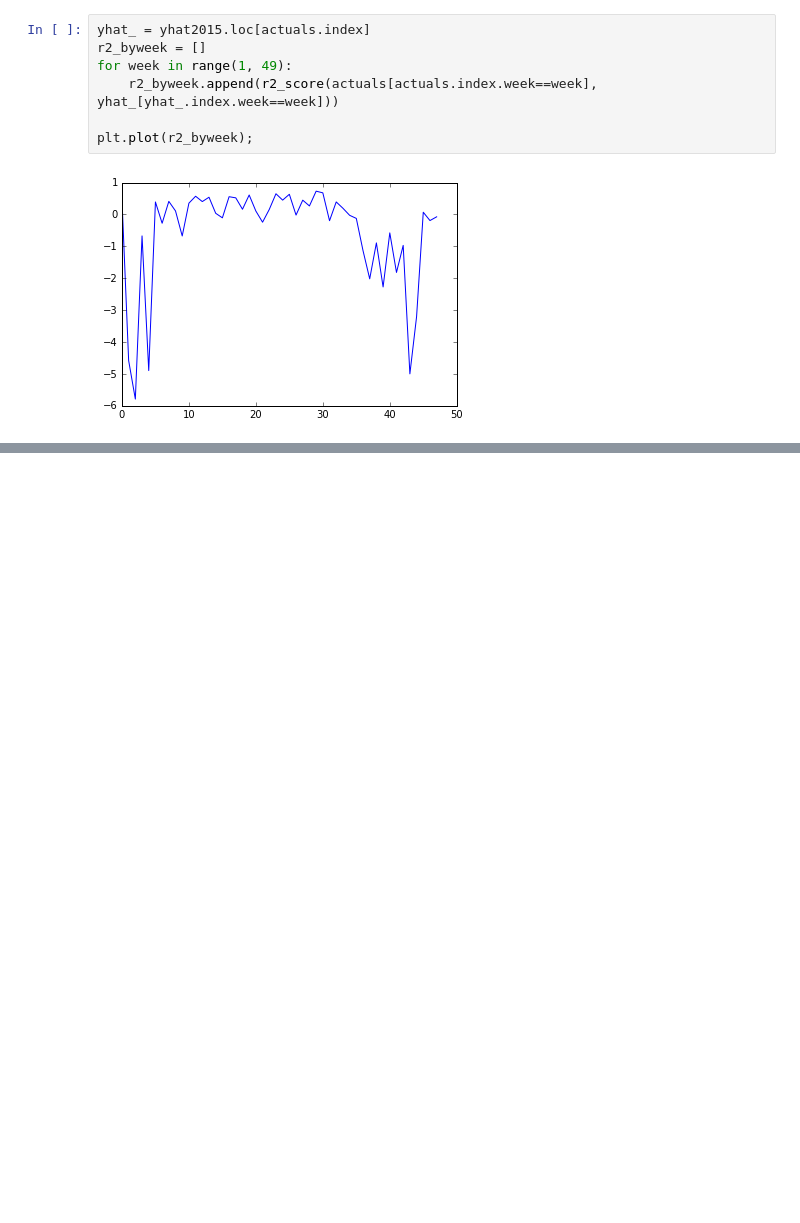
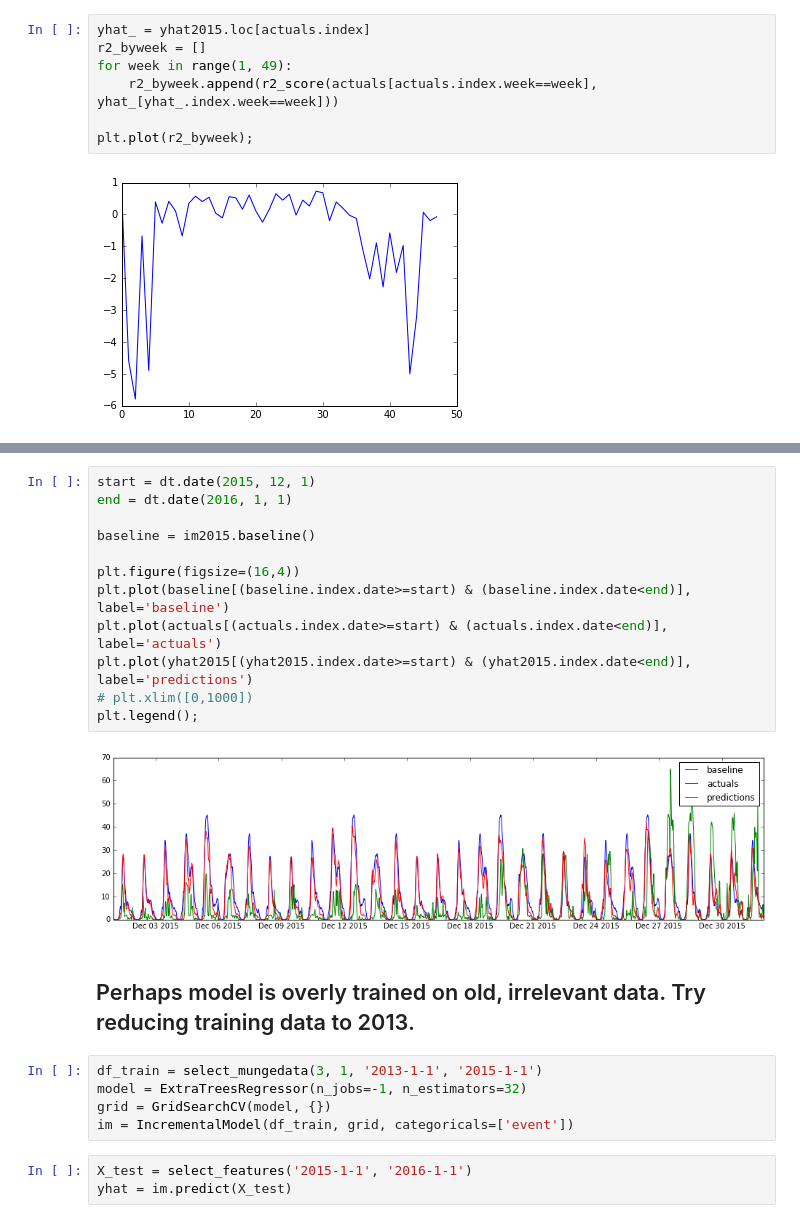
Before and after one commit to jngseattle/BorderCrossing, a Jupyter notebook: code/Model-v2.0-IncrementalModel.ipynb, the cells around one changed output, grey strips where cells are left out. Saved outputs shown, nothing was run; the diff lists cells and outputs as text; blank space fills up the shorter version.

```diff
--- a/code/Model-v2.0-IncrementalModel.ipynb
+++ b/code/Model-v2.0-IncrementalModel.ipynb
@@ -467,0 +494,24 @@ plt.plot(r2_byweek);
+# %%
+start = dt.date(2015, 12, 1)
+end = dt.date(2016, 1, 1)
+
+baseline = im2015.baseline()
+
+plt.figure(figsize=(16,4))
+plt.plot(baseline[(baseline.index.date>=start) & (baseline.index.date<end)], label='baseline')
+plt.plot(actuals[(actuals.index.date>=start) & (actuals.index.date<end)], label='actuals')
+plt.plot(yhat2015[(yhat2015.index.date>=start) & (yhat2015.index.date<end)], label='predictions')
+# plt.xlim([0,1000])
+plt.legend();
+# %% [output]
+[figure, added]
+# %% [markdown]
+## Perhaps model is overly trained on old, irrelevant data.  Try reducing training data to 2013.
+# %%
+df_train = select_mungedata(3, 1, '2013-1-1', '2015-1-1')
+model = ExtraTreesRegressor(n_jobs=-1, n_estimators=32)
+grid = GridSearchCV(model, {})
+im = IncrementalModel(df_train, grid, categoricals=['event'])
+# %%
+X_test = select_features('2015-1-1', '2016-1-1')
+yhat = im.predict(X_test)
```
Also changed, not shown: parts of 9 cells of this notebook.
